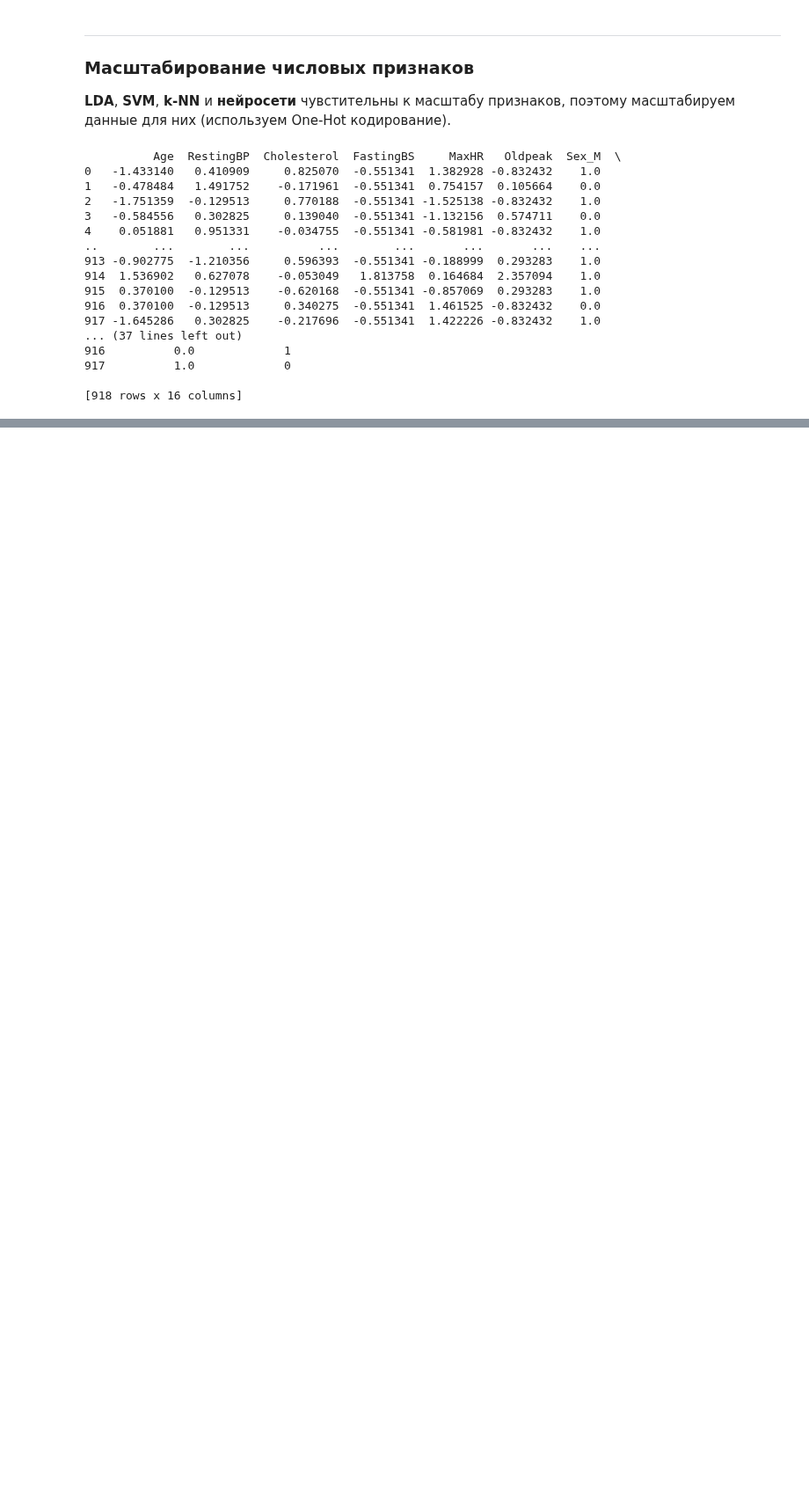
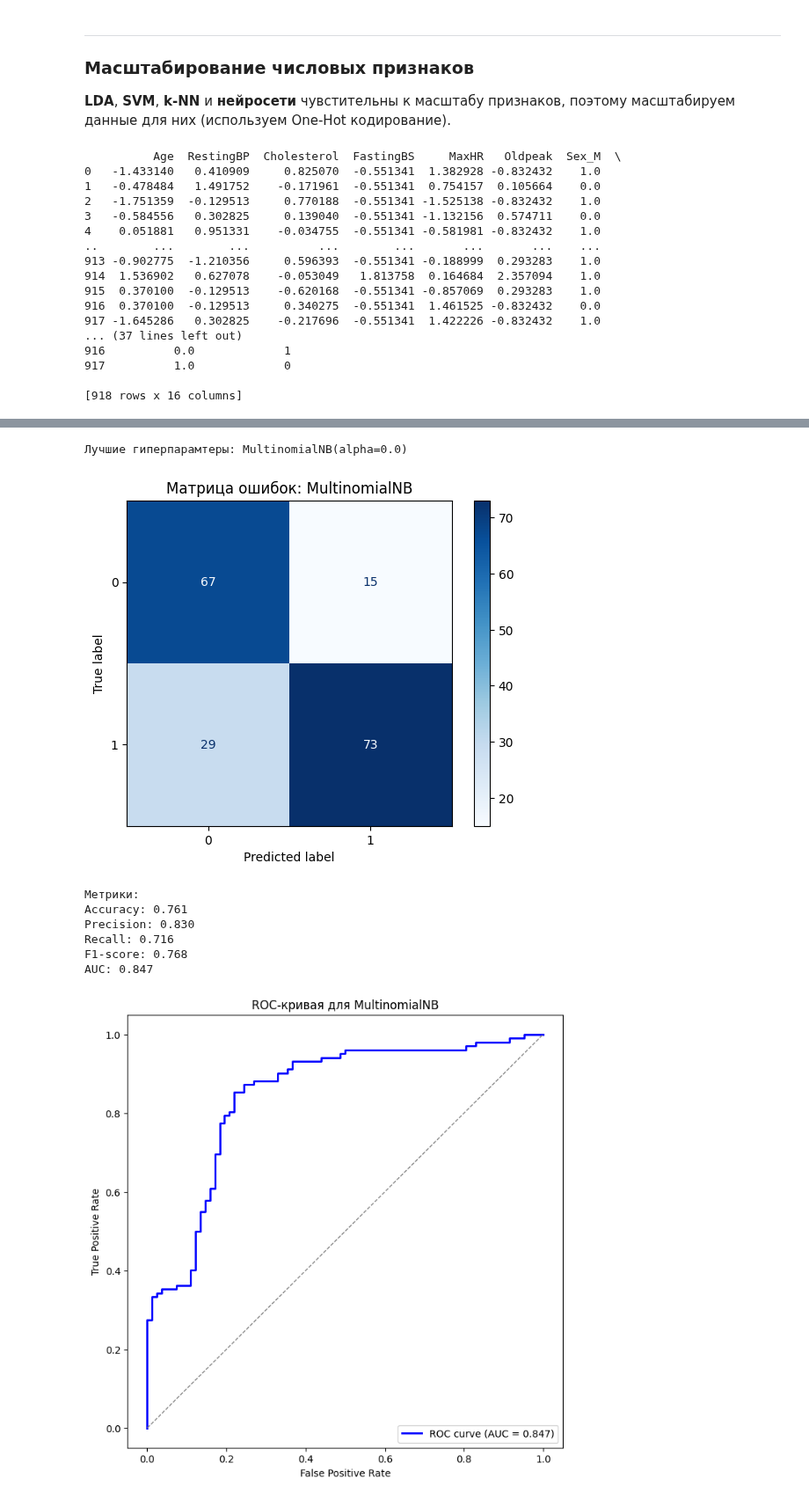
Before and after one commit to rochaldo1/Machine_Learning, a Jupyter notebook: labs/lab_3.ipynb, the cells around one changed output, grey strips where cells are left out. Shown at 88% size. Cells and saved outputs as stored; diff of their text form; code cells hidden in the pictures; blank space fills up the shorter version.

Commit message:
MultinomialNB

```diff
--- a/labs/lab_3.ipynb
+++ b/labs/lab_3.ipynb
@@ -212,0 +289,11 @@ print(df_onehot_scaled)
+# %%
+from sklearn.preprocessing import KBinsDiscretizer
+
+df_label_disc = df_label.copy()
+
+kbins = KBinsDiscretizer(n_bins=10, encode='ordinal', strategy='uniform')
+df_label_disc[numerical_cols] = kbins.fit_transform(df_label_disc[numerical_cols]).astype(int)
+
+df_multinomial = pd.concat([df_label_disc[numerical_cols + categorical_cols], df_label_disc['HeartDisease']], axis=1)
+
+print(df_multinomial)
@@ -212,0 +324,68 @@ print(df_onehot_scaled)
+# %%
+from sklearn.model_selection import train_test_split, GridSearchCV
+from sklearn.naive_bayes import MultinomialNB
+from sklearn.metrics import accuracy_score, precision_score, recall_score, f1_score, roc_curve, auc, confusion_matrix, ConfusionMatrixDisplay
+
+X = df_multinomial.drop('HeartDisease', axis=1)
+y = df_multinomial['HeartDisease']
+
+X_train, X_test, y_train, y_test = train_test_split(X, y, test_size=0.2, random_state=42, stratify=y)
+
+param_grid = {
+    'alpha': [0.0, 0.1, 0.5, 1.0],
+    'fit_prior': [True, False],
+    'class_prior': [None, [0.447, 0.553]],
+    'force_alpha': [True, False]
+}
+
+mnb = MultinomialNB()
+grid_search = GridSearchCV(mnb, param_grid, cv=5, scoring='f1', n_jobs=-1)
+grid_search.fit(X_train, y_train)
+
+best_mnb = grid_search.best_estimator_
+print('Лучшие гиперпарамтеры:', grid_search.best_estimator_)
+
+mnb = best_mnb
+y_pred = mnb.predict(X_test)
+y_prob = best_mnb.predict_proba(X_test)[:, 1]
+
+cm = confusion_matrix(y_test, y_pred)
+disp = ConfusionMatrixDisplay(confusion_matrix=cm, display_labels=best_mnb.classes_)
+disp.plot(cmap=plot.cm.Blues)
+plot.title('Матрица ошибок: MultinomialNB')
+plot.show()
+
+accuracy = accuracy_score(y_test, y_pred)
+precision = precision_score(y_test, y_pred)
+recall = recall_score(y_test, y_pred)
+f1 = f1_score(y_test, y_pred)
+
+print('Метрики:')
+print(f"Accuracy: {accuracy:.3f}")
+print(f"Precision: {precision:.3f}")
+print(f"Recall: {recall:.3f}")
+print(f"F1-score: {f1:.3f}")
+
+fpr, tpr, thresholds = roc_curve(y_test, y_prob)
+roc_auc = auc(fpr, tpr)
+
+print(f'AUC: {roc_auc:.3f}')
+
+plot.figure(figsize=(8,8))
+plot.plot(fpr, tpr, color='blue', lw=2, label=f'ROC curve (AUC = {roc_auc:.3f})')
+plot.plot([0, 1], [0, 1], color='grey', lw=1, linestyle='--')
+plot.xlabel('False Positive Rate')
+plot.ylabel('True Positive Rate')
+plot.title('ROC-кривая для MultinomialNB')
+plot.legend(loc="lower right")
+plot.show()
+# %% [output]
+Лучшие гиперпарамтеры: MultinomialNB(alpha=0.0)
+[figure, added]
+Метрики:
+Accuracy: 0.761
+Precision: 0.830
+Recall: 0.716
+F1-score: 0.768
+AUC: 0.847
+[figure, added]
```
Also changed, not shown: parts of 6 cells of this notebook.
